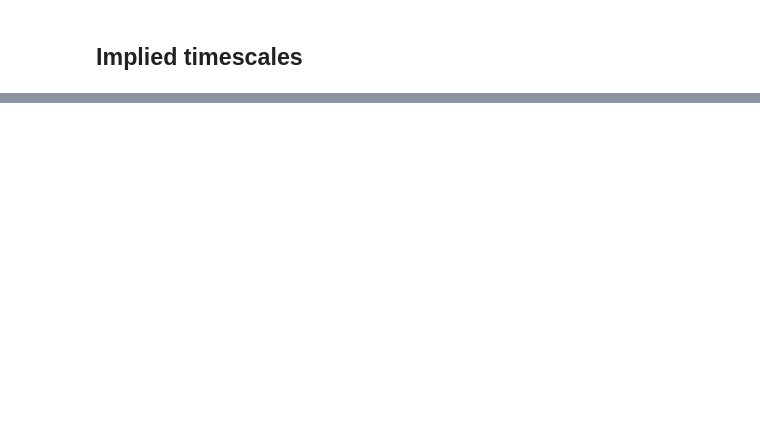
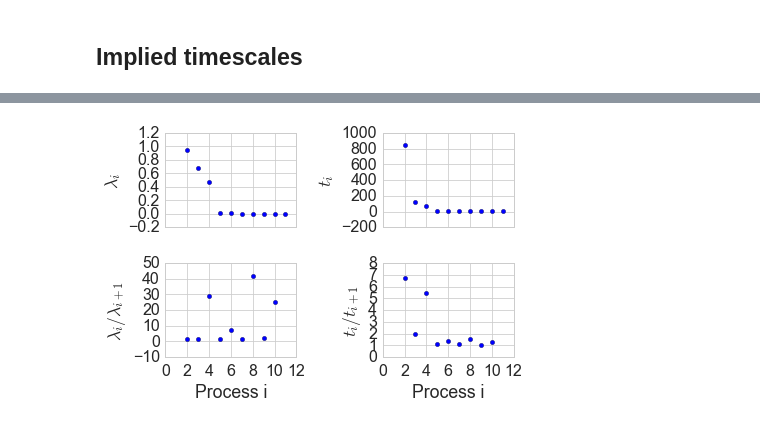
Before and after one commit to RobertArbon/four_well_analysis, a Jupyter notebook: QuadWell/QuadWell Exact Values.ipynb, the cells around one changed output, grey strips where cells are left out. Saved outputs shown, nothing was run; the diff lists cells and outputs as text; code cells hidden in the pictures; blank space fills up the shorter version.

```diff
--- a/QuadWell/QuadWell Exact Values.ipynb
+++ b/QuadWell/QuadWell Exact Values.ipynb
@@ -268,0 +287,30 @@ with sns.plotting_context('paper', font_scale=1.5):
+# %%
+with sns.plotting_context('paper', font_scale=2):
+    sns.set_style('whitegrid')
+    fig, axes = plt.subplots(2,2, sharex=True)
+    idx = np.arange(u2.shape[0])+2
+    didx = idx[:-1]
+
+    ax =  axes[0,0]
+    ax.scatter(idx, u2)
+    ax.set_ylabel('$\lambda_i$')
+
+    ax = axes[0,1]
+    ax.scatter(idx, its)
+    ax.set_ylabel('$t_i$')
+
+    ax = axes[1,0]
+    ax.scatter(didx, du2)
+    ax.set_ylabel('$\lambda_i/\lambda_{i+1}$')
+
+    ax = axes[1,1]
+    ax.scatter(didx, dits)
+    ax.set_ylabel('$t_i/t_{i+1}$')
+
+    for ax in axes[1,:]:
+        ax.set_xlabel('Process i')
+
+    plt.tight_layout()
+    plt.savefig('figures/gaps.png', transparent=True, bbox_inches='tight')
+# %% [output]
+[figure, added]
```
Also changed, not shown: parts of 18 cells of this notebook.
